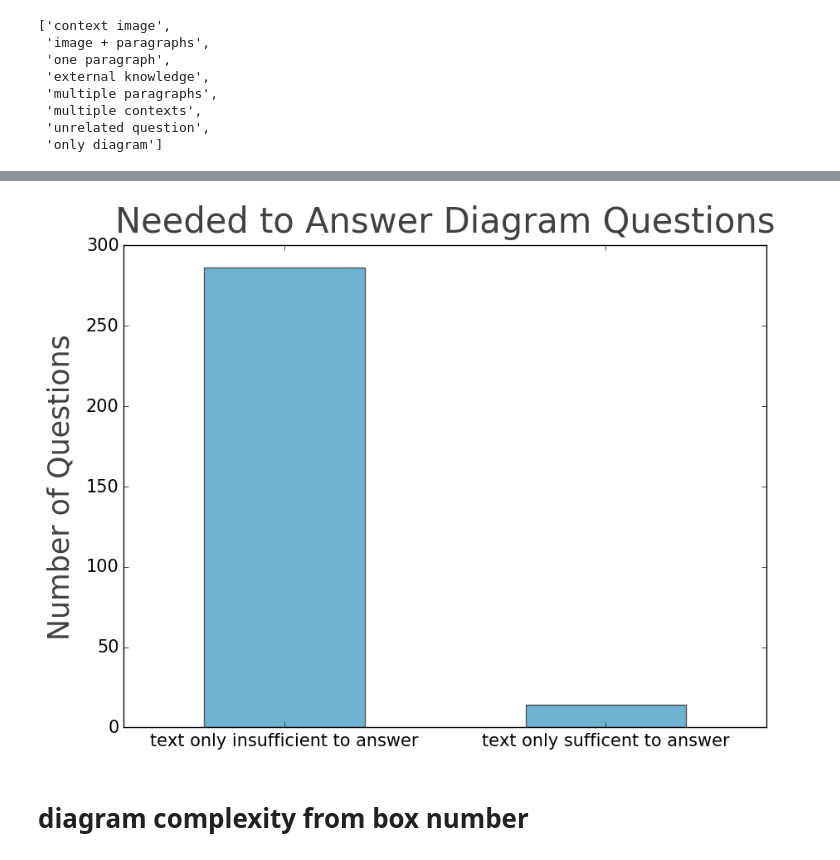
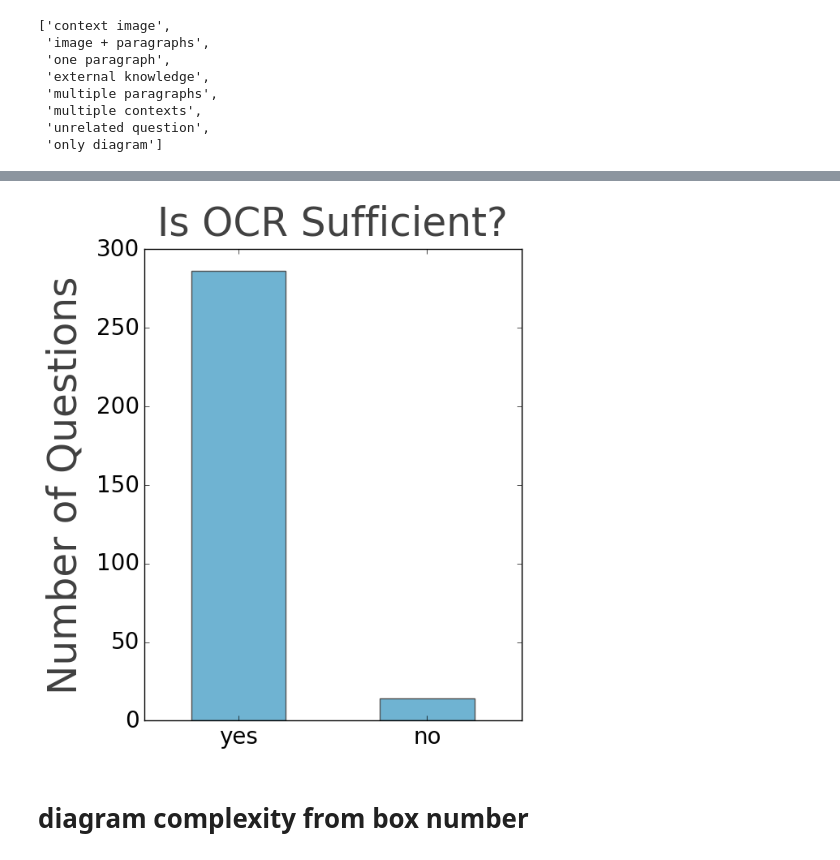
Before and after one commit to drschwenk/stb_notebooks, a Jupyter notebook: generate_figs.ipynb, the cells around one changed output, grey strips where cells are left out. Saved outputs shown, nothing was run; the diff lists cells and outputs as text; code cells hidden in the pictures.

```diff
--- a/generate_figs.ipynb
+++ b/generate_figs.ipynb
@@ -942,20 +943,22 @@ make_and_save_standard_fig(plot_to_save, fig_labels,  image_filename)
 dqa_df['text only insufficient to answer'] = dqa_df['text only sufficent to answer'].apply(lambda x: x == 0 )
 # %%
 fig_labels = {
-    'fig_title': 'Needed to Answer Diagram Questions',
+    'fig_title': 'Is OCR Sufficient?',
     'x_label': '',
     'y_label': 'Number of Questions'
 }
 
-# plt.rcParams['figure.figsize'] = (10.0, 10.0)
+plt.rcParams['figure.figsize'] = (6.0, 7.5)
 
-plot_to_save  = dqa_df[dq_new_cols_to_hist_3 + ['text only insufficient to answer']].apply(sum).sort_values(ascending=False).plot(kind='bar')
+plot_to_save = dqa_df[dq_new_cols_to_hist_3 + ['text only insufficient to answer']].apply(sum).sort_values(ascending=False).plot(kind='bar')
 tick_labels = plot_to_save.get_yticks()
 plt.xticks(rotation=0)
+plot_to_save.set_xticklabels(['yes', 'no'])
+
 image_filename = fig_dir +  'Diagram Question Annotation Hist 3'.replace(' ', '_') + '.pdf'
 make_and_save_standard_fig(plot_to_save, fig_labels,  image_filename)
 # %% [output]
-[figure, old version]
+[figure, new version]
 # %%
 # fig_labels = {
 #     'fig_title': 'Question Annotation Hist',
```
Also changed, not shown: parts of 5 cells of this notebook, 1 other file.
